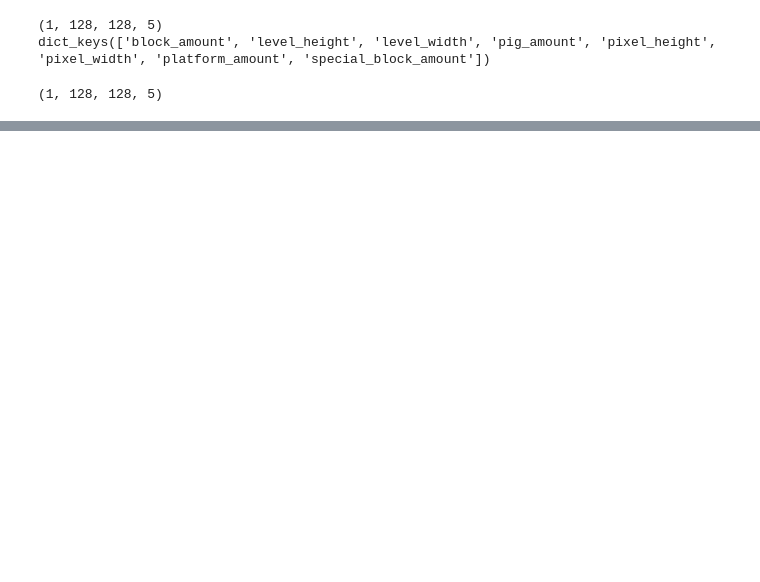
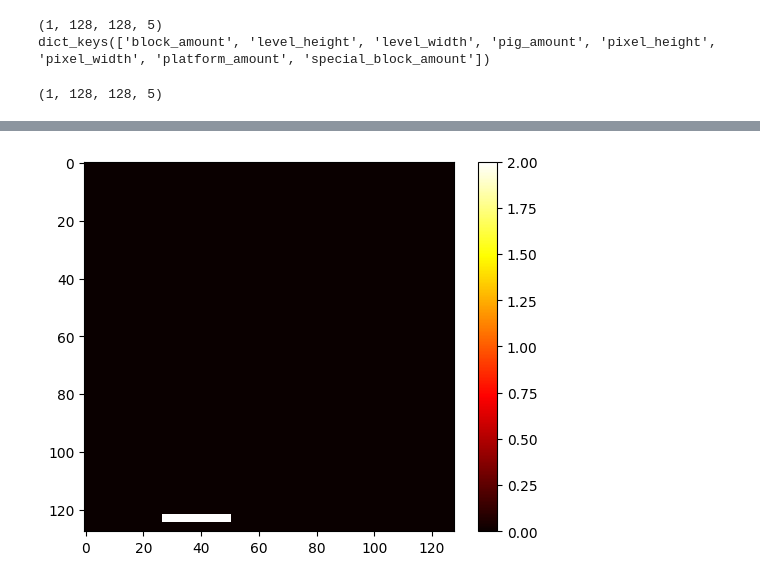
Before and after one commit to mahdifarro/ai_in_games, a Jupyter notebook: src/Encode_Decode.ipynb, the cells around one changed output, grey strips where cells are left out. Drawn from its saved outputs; the diff is of its cells as text; code cells hidden in the pictures; blank space fills up the shorter version.

```diff
--- a/src/Encode_Decode.ipynb
+++ b/src/Encode_Decode.ipynb
@@ -121,0 +124,6 @@ def find_closest_distance(predicted_pixel, pixel_list):
+# %%
+# test the function
+pixel_list = [(0, 0, 0), (10, 10, 10), (20, 20, 20), (30, 30, 30)]
+predicted_pixel = (3, 3, 3)
+reward = find_closest_distance(predicted_pixel, pixel_list)
+print(reward)
@@ -200,3 +232,17 @@ def xml_convert(original, modified, path, show_fig = False):
+# %%
+# plot a 2d heatmap
+# the heatmap is a 2d grid of values and a counter for repetition of each value
+def plot_heatmap(heatmap, title = "default"):
+    # create a 2d grid of values
+    grid = np.zeros((128, 128))
+    for key, value in heatmap.items():
+        grid[key[0], key[1]] = value
+
+    # plot the grid
+    plt.imshow(grid, cmap='hot', interpolation='nearest')
+    plt.title(title)
+    plt.colorbar()
+    plt.show()
 # %%
 import torch
 import torch.nn as nn
@@ -207,7 +253,7 @@ import copy
 
 # Define a custom environment
 class Environment:
-    def __init__(self, map, max_step=100):
+    def __init__(self, map, max_step=10000):
         self.map = map  # Initialize the map
         self.state = copy.deepcopy(self.map)
         self.step_count = 0
@@ -225,9 +271,9 @@ class Environment:
         x, y, z = action  # Decompose the action into coordinates
         if self.state[x, y, z] == -1:
             self.state[x, y, z] = 1  # Place block if the spot is empty
-            reward = 10  # Positive reward for placing a block
+            reward = 0.1  # Positive reward for placing a block
         else:
-            reward = -10 # Negative reward if block is already there
+            reward = -0.01 # Negative reward if block is already there
         self.step_count += 1
         if self.step_count >= self.max_step:
             self.done = True
@@ -241,8 +287,8 @@ class PPO(nn.Module):
         self.fc2 = nn.Linear(256, 128)
         self.fc_pi = nn.Linear(128, input_size)
         self.fc_v = nn.Linear(128, 1)
-        self.optimizer = optim.Adam(self.parameters(), lr=0.0003)
-        self.scheduler = optim.lr_scheduler.StepLR(self.optimizer, step_size=100, gamma=0.99)
+        self.optimizer = optim.Adam(self.parameters(), lr=0.03)
+        # self.scheduler = optim.lr_scheduler.StepLR(self.optimizer, step_size=100, gamma=0.99)
         self.data = []  # Initialize data list for storing transitions
 
     def pi(self, x, softmax_dim=0):
@@ -289,55 +335,84 @@ class PPO(nn.Module):
         loss_mean = loss.mean()  # Compute mean loss
         loss_mean.backward()
         self.optimizer.step()
-        self.scheduler.step()
+        # self.scheduler.step()
         return loss_mean  # Return the mean loss value
-
 
 
 def main(iter_data, modified_iter_data):
     model = PPO(128*128*5)  # Initialize the PPO model
-    score = 0.
+    score = 0.0
     counter = 0
     combined_dataset = tf.data.Dataset.zip((iter_data, modified_iter_data))
+    distance_threshold = 40
 
     for (image_batch, data), (modified_image_batch, modified_data) in combined_dataset:
 
         original = image_batch[0].numpy()
+        closest_score = 0.0
         score = 0.0
         env = Environment(modified_image_batch[0].numpy())  # Create environment from batch
         state = env.reset()  # Reset environment at the start of each batch
-
+        diff, indices  = max_step_calc(original, env.state)
+        plot_removed_blocks(indices)
+        env.max_step = diff
+        heatmap_dict = {}
+        empty_point_dict = {}
         done = False
         while not done:
             prob = model.pi(state)  # Policy forward pass
             m = Categorical(prob)  # Distribution for sampling actions
             action_index = m.sample().item()  # Sample an action
-            action = (action_index // (128*128), (action_index % (128*128)) // 128, action_index % 5)  # Decode action index to 3D action
+            action = action_index // (128*5), (action_index % (128*5)) // 5, action_index % 5
+            heatmap_dict[(action[0], action[1])] = heatmap_dict.get((action[0], action[1]), 0) + 1
             state_prime, reward, done, _ = env.step(action)  # Execute action in the environment
 
             model.put_data((state, action_index, reward, state_prime, done))  # Store data for training
             state = state_prime
             score += reward  # Update score
-            score += calculate_difference(original, env.state, action)
-        loss = model.train_net()  # Train model
+            if reward < 0:
+                empty_point_dict[(action[0], action[1])] =  - 1
+            else:
+                empty_point_dict[(action[0], action[1])] = 1
+            closest= find_closest_distance(action, pixel_list, distance_threshold)
+            closest_score += closest
+            score += closest
+            loss = model.train_net()  # Train model
 
-        xml_path = xml_convert(original, env.state, "temp", show_fig = False)
+        plot_heatmap(empty_point_dict, title = "empty points")
+        plot_heatmap(heatmap_dict, title = "total points")
+        print(f"toall difference: {diff}")
+        diff, _ = max_step_calc(original, env.state)
+        print(f"toall difference after modifying: {diff}")
+        wrong_filled = empty_point_dict.values()
+        wrong_filled = list(filter(lambda x: x < 0, wrong_filled))
+        print(f"number of wrong filled pixels: {len(wrong_filled)}")
+        xml_path = xml_convert(original, env.state, "temp", counter, show_fig = True)
         final_path = move_file(xml_path, 'evaluation\\temp')
-        # if level is stable
-        if run_evaluation_xml_levels_one_by_one("temp", parameters[0]):
-            print("Level is stable")
-            score += 10
-        else:
-            print("Level is not stable")
-            score -= 10
-        os.remove(final_path)
+        # # if level is stable
+        # if run_evaluation_xml_levels_one_by_one("temp", parameters[0]):
+        #     print("Level is stable")
+        #     score += 10
+        # else:
+        #     print("Level is not stable")
+        #     score -= 10
+        # os.remove(final_path)
 
+        print(f"distance score: {closest_score}")
         print(f"Episode Score: {score}, Loss: {loss}")
+        print("##############################################")
+        counter += 1
+        if counter % 20 == 0:
+            print(f"Episode {counter} completed")
+
+            if distance_threshold > 4:
+                distance_threshold -= 2
 
 if __name__ == '__main__':
     # Assume modified_iter_data is your dataset
     main(iter_data, modified_iter_data)
     # Save the model
     print("Model saved successfully")
     torch.save(model.state_dict(), 'ppo_model.pth')
 # %% [output]
+[figure, added]
```
Also changed, not shown: parts of 9 cells of this notebook.
